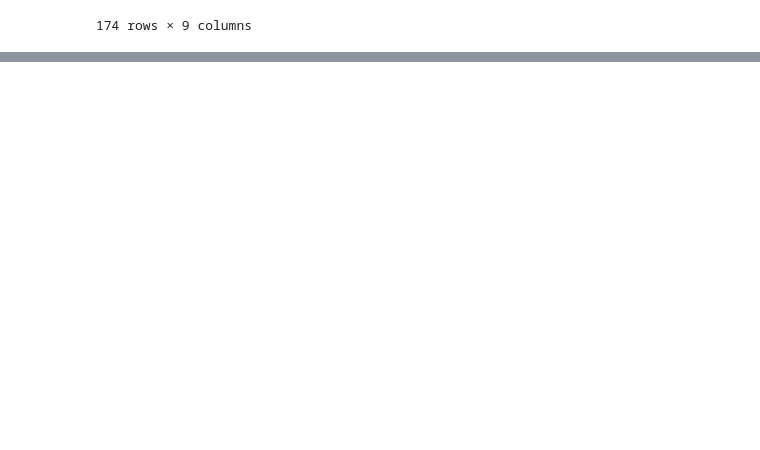
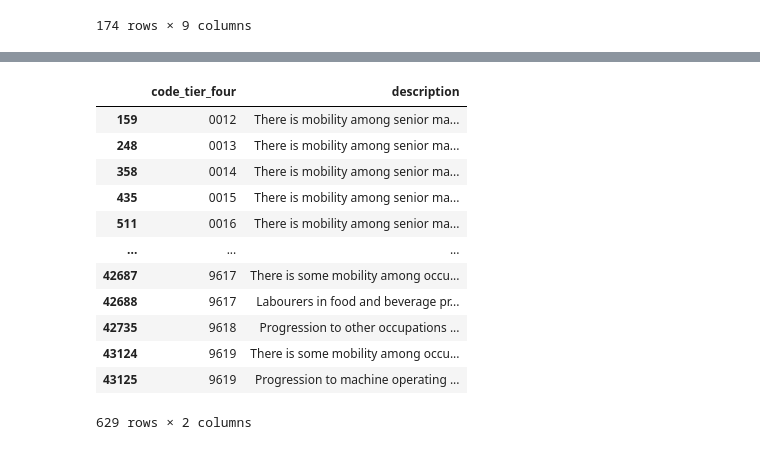
Before and after one commit to rafael-ariascalles/python-csv-postgreSQL-NOC, a Jupyter notebook: pandas_to_postgreSQL.ipynb, the cells around one changed output, grey strips where cells are left out. Saved outputs shown, nothing was run; the diff lists cells and outputs as text; code cells hidden in the pictures; blank space fills up the shorter version.

Commit message:
<code> additional data wrangling code

```diff
--- a/pandas_to_postgreSQL.ipynb
+++ b/pandas_to_postgreSQL.ipynb
@@ -203,0 +238,16 @@ for i_type in information_type:
+# %%
+noc_elements[noc_elements.type == "Additional information"][["code_tier_four","description"]]
+# %% [output]
+|  | code_tier_four | description |
+| 159 | 0012 | There is mobility among senior ma... |
+| 248 | 0013 | There is mobility among senior ma... |
+| 358 | 0014 | There is mobility among senior ma... |
+| 435 | 0015 | There is mobility among senior ma... |
+| 511 | 0016 | There is mobility among senior ma... |
+| ... | ... | ... |
+| 42687 | 9617 | There is some mobility among occu... |
+| 42688 | 9617 | Labourers in food and beverage pr... |
+| 42735 | 9618 | Progression to other occupations ... |
+| 43124 | 9619 | There is some mobility among occu... |
+| 43125 | 9619 | Progression to machine operating ... |
+629 rows × 2 columns
```
Also changed, not shown: parts of 6 cells of this notebook, 1 other file.
